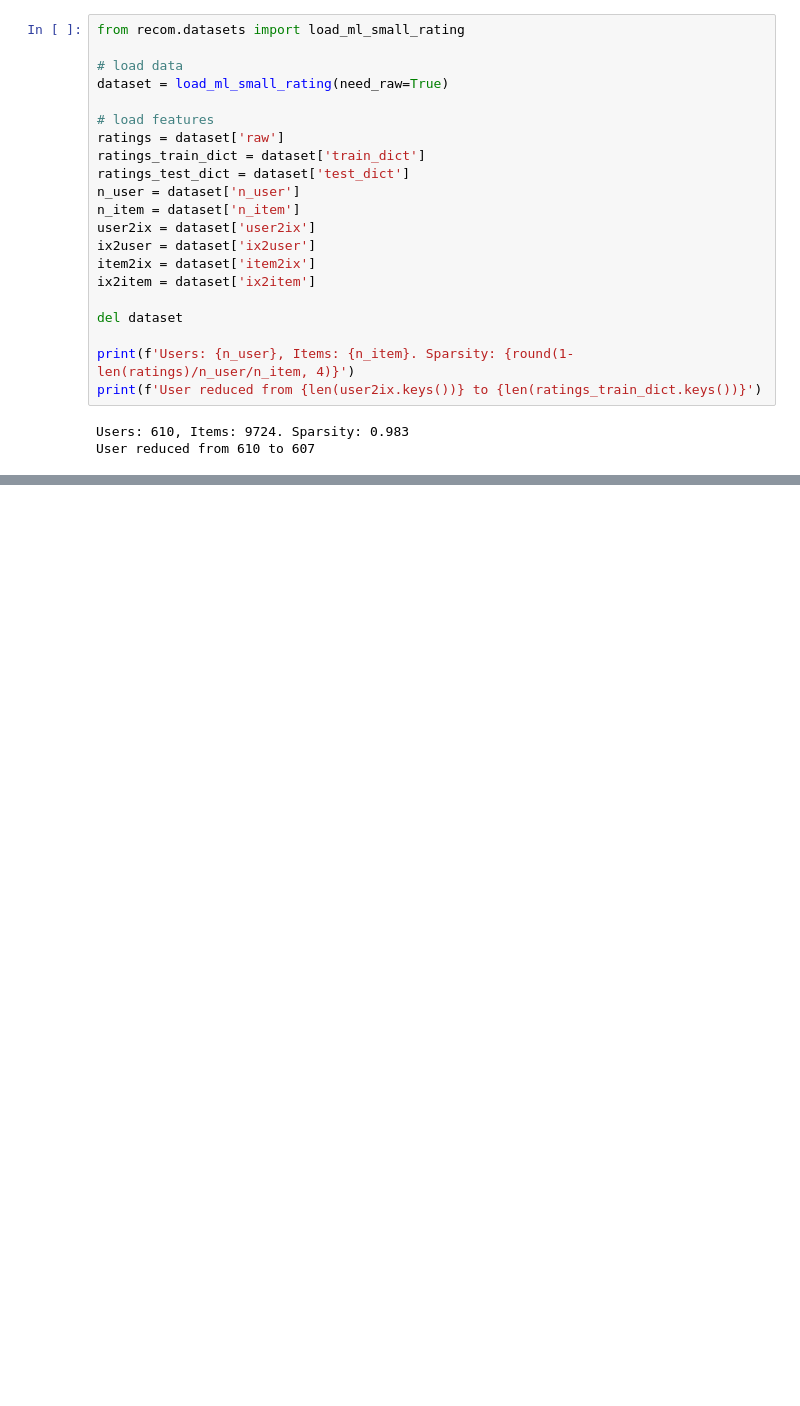
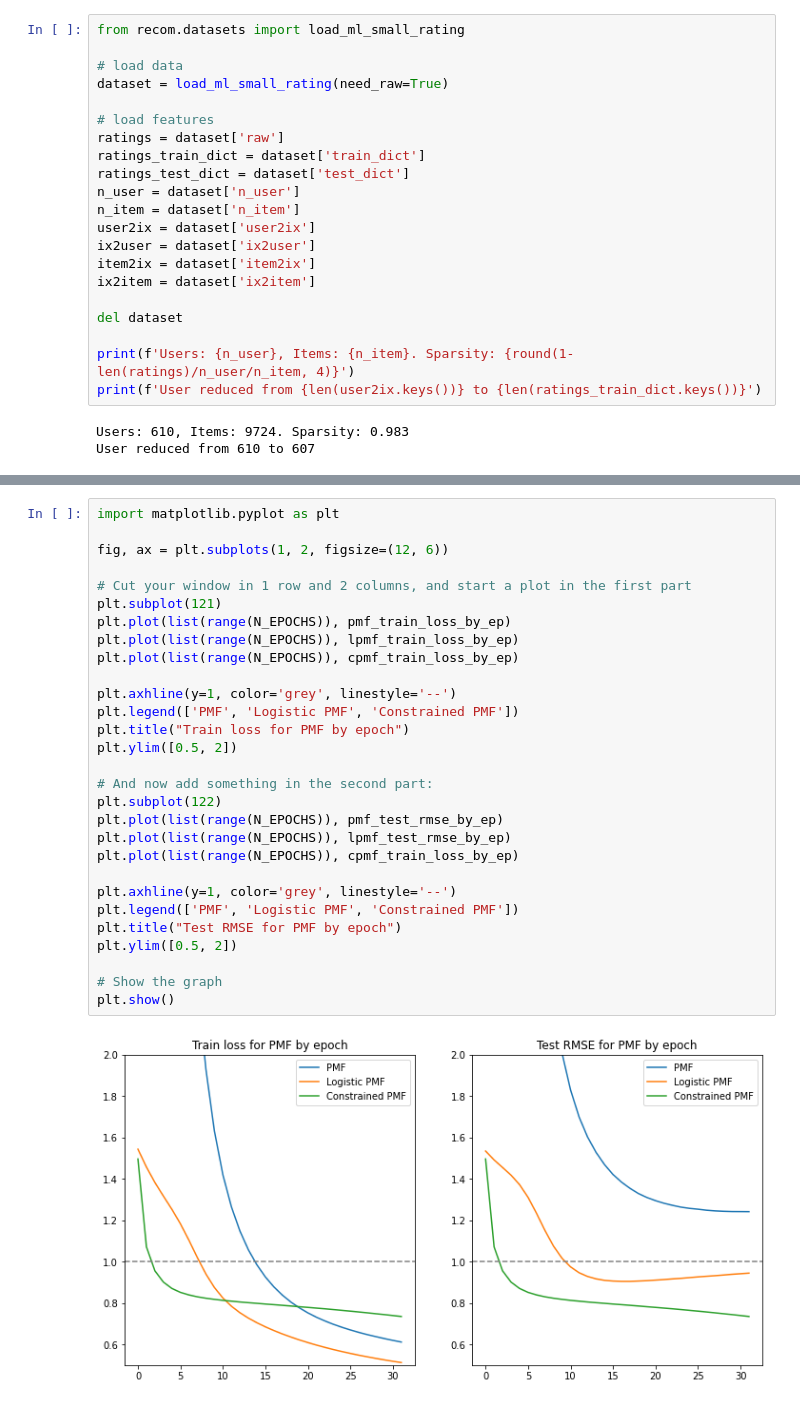
Before and after one commit to georgeDuSH/recommender, a Jupyter notebook: 2 PMF with torch.ipynb, the cells around one changed output, grey strips where cells are left out. Saved outputs shown, nothing was run; the diff lists cells and outputs as text; blank space fills up the shorter version.

```diff
--- a/2 PMF with torch.ipynb
+++ b/2 PMF with torch.ipynb
@@ -55,0 +333,31 @@ torch.Size([610, 9724])
+# %%
+import matplotlib.pyplot as plt
+
+fig, ax = plt.subplots(1, 2, figsize=(12, 6))
+
+# Cut your window in 1 row and 2 columns, and start a plot in the first part
+plt.subplot(121)
+plt.plot(list(range(N_EPOCHS)), pmf_train_loss_by_ep)
+plt.plot(list(range(N_EPOCHS)), lpmf_train_loss_by_ep)
+plt.plot(list(range(N_EPOCHS)), cpmf_train_loss_by_ep)
+
+plt.axhline(y=1, color='grey', linestyle='--')
+plt.legend(['PMF', 'Logistic PMF', 'Constrained PMF'])
+plt.title("Train loss for PMF by epoch")
+plt.ylim([0.5, 2])
+
+# And now add something in the second part:
+plt.subplot(122)
+plt.plot(list(range(N_EPOCHS)), pmf_test_rmse_by_ep)
+plt.plot(list(range(N_EPOCHS)), lpmf_test_rmse_by_ep)
+plt.plot(list(range(N_EPOCHS)), cpmf_train_loss_by_ep)
+
+plt.axhline(y=1, color='grey', linestyle='--')
+plt.legend(['PMF', 'Logistic PMF', 'Constrained PMF'])
+plt.title("Test RMSE for PMF by epoch")
+plt.ylim([0.5, 2])
+
+# Show the graph
+plt.show()
+# %% [output]
+[figure, added]
```
Also changed, not shown: parts of 5 cells of this notebook, 1 other file.
